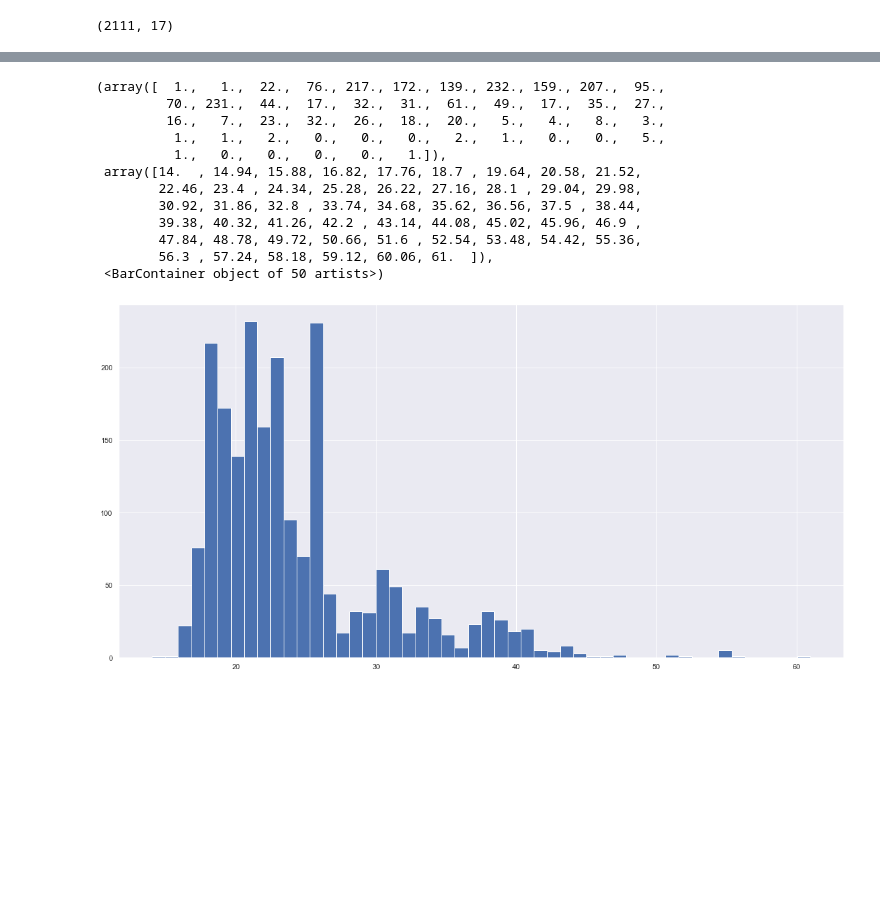
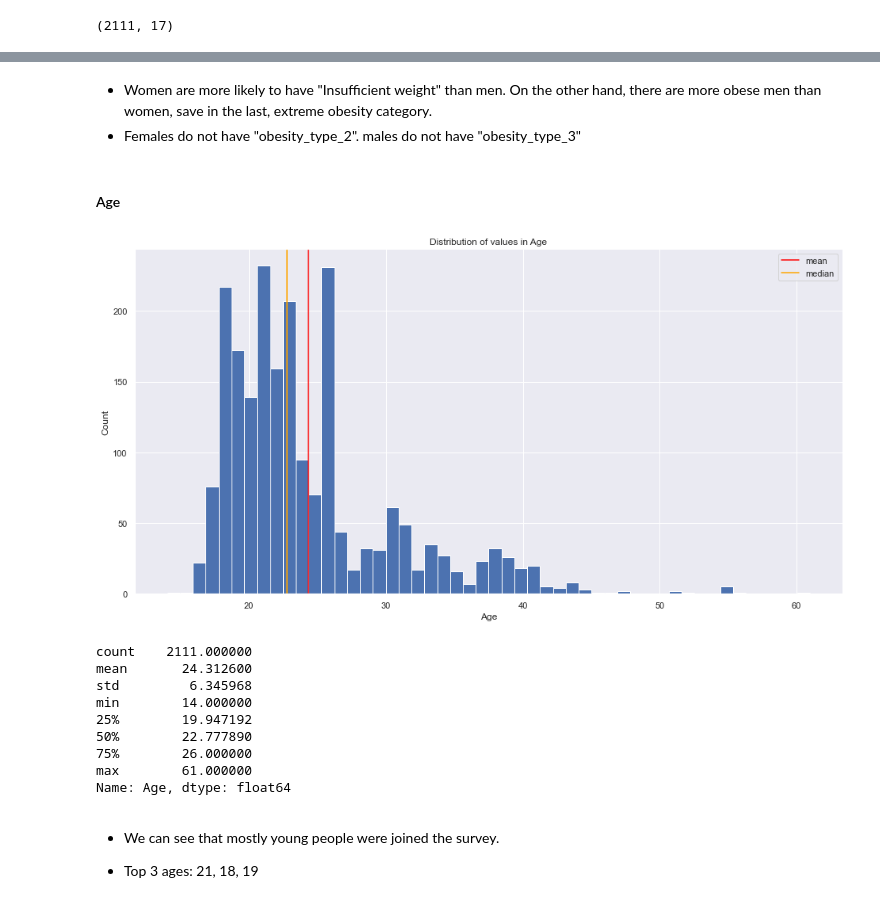
Before and after one commit to SanketAgwl/Obesity-Prediction-Data-Science, a Jupyter notebook: project.ipynb, the cells around one changed output, grey strips where cells are left out. Cells and saved outputs as stored; diff of their text form; code cells hidden in the pictures; blank space fills up the shorter version.

```diff
--- a/project.ipynb
+++ b/project.ipynb
@@ -18,3 +56,5 @@ df.head()
+# %%
+df = df.rename(columns={'NObeyesdad': 'result'})
 # %%
 df.info()
 # %% [output]
@@ -62,0 +125,17 @@ dtype: int64
+# %%
+def plot_distribution(dataset, feature):
+    """
+    Function: Computes and displays distribution of features with continuous values; plots their mean and median.
+
+    Parameters: Dataset and feature with continuous values.
+    """
+    plt.hist(dataset[feature], bins = "fd")
+
+    plt.axvline(dataset[feature].mean(), color = "red", label = "mean")
+    plt.axvline(dataset[feature].median(), color = "orange", label = "median")
+
+    plt.xlabel(f"{feature}")
+    plt.ylabel("Count")
+    plt.legend()
+    plt.title(f"Distribution of values in {feature}")
+    plt.show()
@@ -63,16 +177,25 @@ dtype: int64
+# %% [markdown]
+* Women are more likely to have "Insufficient weight" than men. On the other hand, there are more obese men than women, save in the last, extreme obesity category.
+* Females do not have "obesity_type_2". males do not have "obesity_type_3"
+# %% [markdown]
+#### Age
 # %%
-plt.hist(df["Age"], bins= "auto")
+plot_distribution(df, "Age")
 # %% [output]
-(array([  1.,   1.,  22.,  76., 217., 172., 139., 232., 159., 207.,  95.,
-         70., 231.,  44.,  17.,  32.,  31.,  61.,  49.,  17.,  35.,  27.,
-         16.,   7.,  23.,  32.,  26.,  18.,  20.,   5.,   4.,   8.,   3.,
-          1.,   1.,   2.,   0.,   0.,   0.,   2.,   1.,   0.,   0.,   5.,
-          1.,   0.,   0.,   0.,   0.,   1.]),
- array([14.  , 14.94, 15.88, 16.82, 17.76, 18.7 , 19.64, 20.58, 21.52,
-        22.46, 23.4 , 24.34, 25.28, 26.22, 27.16, 28.1 , 29.04, 29.98,
-        30.92, 31.86, 32.8 , 33.74, 34.68, 35.62, 36.56, 37.5 , 38.44,
-        39.38, 40.32, 41.26, 42.2 , 43.14, 44.08, 45.02, 45.96, 46.9 ,
-        47.84, 48.78, 49.72, 50.66, 51.6 , 52.54, 53.48, 54.42, 55.36,
-        56.3 , 57.24, 58.18, 59.12, 60.06, 61.  ]),
- <BarContainer object of 50 artists>)
-[figure, old version]
+[figure, new version]
+# %%
+df["Age"].describe()
+# %% [output]
+count    2111.000000
+mean       24.312600
+std         6.345968
+min        14.000000
+25%        19.947192
+50%        22.777890
+75%        26.000000
+max        61.000000
+Name: Age, dtype: float64
+# %% [markdown]
+* We can see that mostly young people were joined the survey.
+
+* Top 3 ages: 21, 18, 19
```
Also changed, not shown: parts of 20 cells of this notebook.
